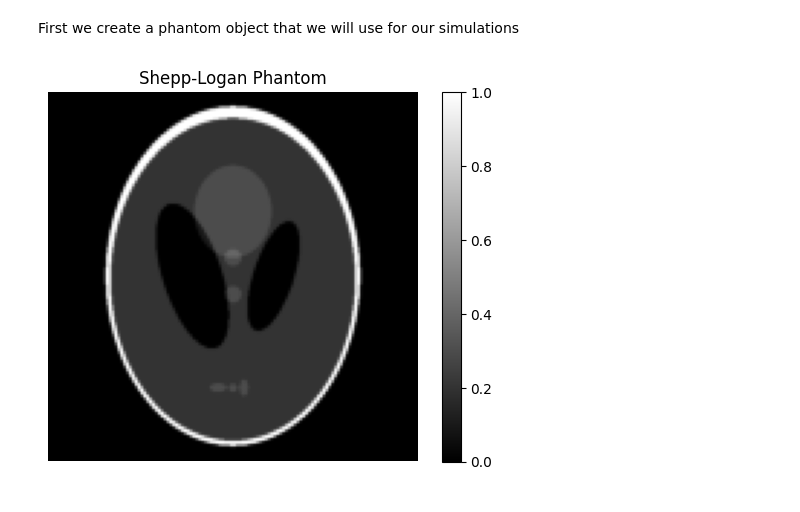
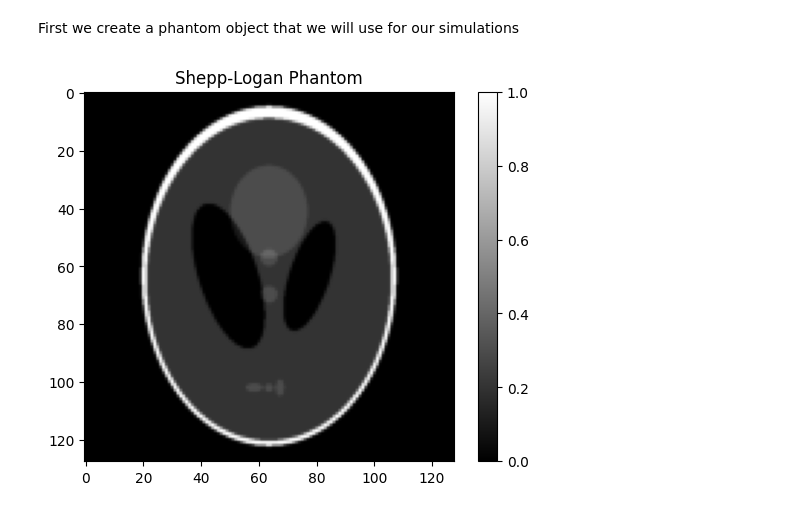
Before and after one commit to antonyvam/nDTomo, a Jupyter notebook: docs/source/notebooks/tutorial_sinogram_handling.ipynb, the cells around one changed output. Cells and saved outputs as stored; diff of their text form; code cells hidden in the pictures.

```diff
--- a/docs/source/notebooks/tutorial_sinogram_handling.ipynb
+++ b/docs/source/notebooks/tutorial_sinogram_handling.ipynb
@@ -79,12 +81,11 @@ First we create a phantom object that we will use for our simulations
 # %%
 npix = 128
 img = SheppLogan(npix)
 
 plt.figure(1);plt.clf()
 plt.imshow(img, cmap='gray')
 plt.title('Shepp-Logan Phantom')
-plt.axis('off')
 plt.colorbar()
 plt.show()
 # %% [output]
-[figure, old version]
+[figure, new version]
```
Also changed, not shown: parts of 5 cells of this notebook, 1 other file.
